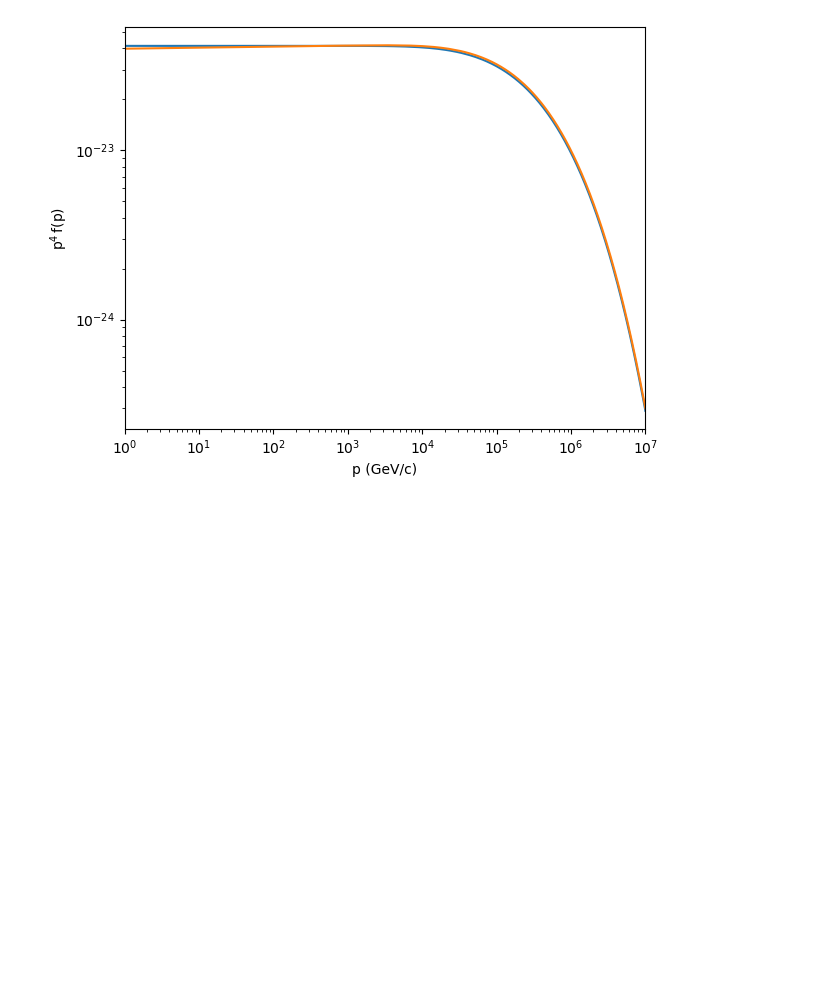
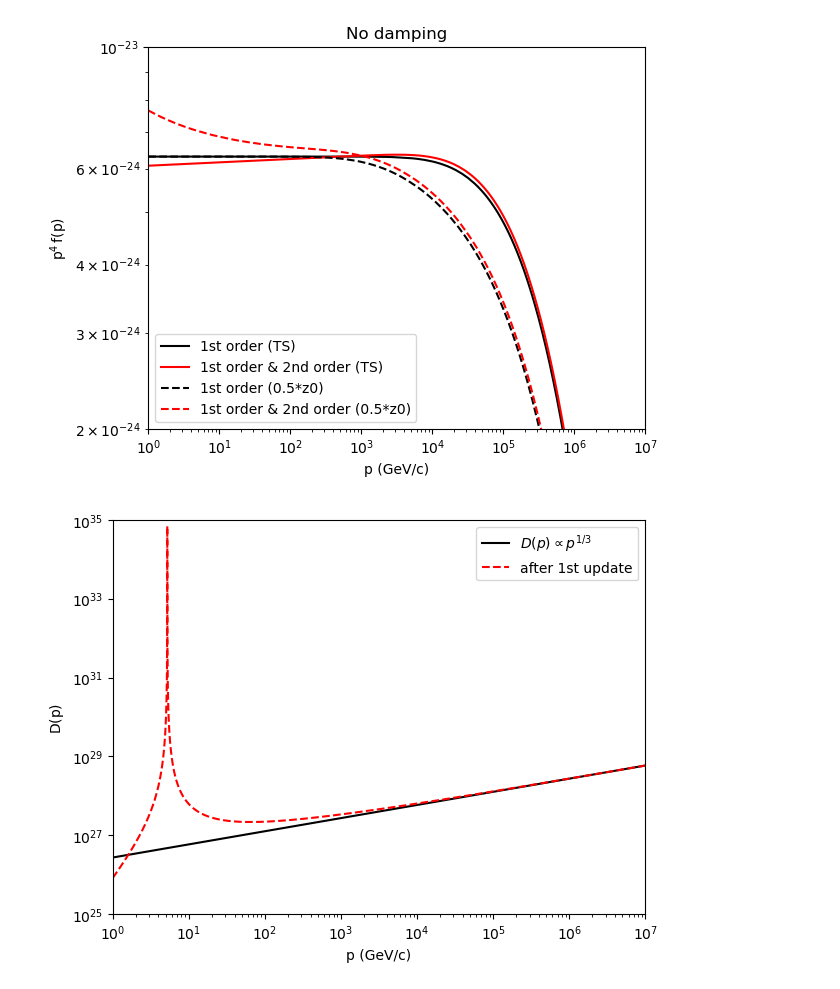
Before and after one commit to benlibenli/Stochastic-Acceleration, a Jupyter notebook: 1D_planar_tau_acc_damping/plot.ipynb, the cells around one changed output. Cells and saved outputs as stored; diff of their text form; code cells hidden in the pictures; blank space fills up the shorter version.

```diff
--- a/1D_planar_tau_acc_damping/plot.ipynb
+++ b/1D_planar_tau_acc_damping/plot.ipynb
@@ -1,29 +1,55 @@
 # %%
 import matplotlib.pyplot as plt
 import numpy as np
 import csv
 
 p = np.loadtxt("p.csv", dtype=float)
+Dz_i = np.loadtxt("Dz_i.csv", dtype=float)
+Dz_f = np.loadtxt("Dz_f.csv", dtype=float)
 f0_1 = np.loadtxt("f0_1.csv", dtype=float)
 f0_2 = np.loadtxt("f0_2.csv", dtype=float)
+f_1 = np.loadtxt("f_1.csv", dtype=float)
+f_2 = np.loadtxt("f_2.csv", dtype=float)
 
-# plot
+# plot 1
 
 fig, ax = plt.subplots()
-fig.patch.set_facecolor('white')
-ax.set_facecolor('white')
 
-ax.plot(p*3e10/1.6e-3, np.power(p,4)*f0_1, ls='-')
-ax.plot(p*3e10/1.6e-3, np.power(p,4)*f0_2, ls='-')
+ax.plot(p*3e10/1.6e-3, np.power(p,4)*f0_1, ls='-', c="black", label="1st order (TS)")
+ax.plot(p*3e10/1.6e-3, np.power(p,4)*f0_2, ls='-', c="red", label="1st order & 2nd order (TS)")
+
+ax.plot(p*3e10/1.6e-3, np.power(p,4)*f_1, ls='--', c="black", label="1st order (0.5*z0)")
+ax.plot(p*3e10/1.6e-3, np.power(p,4)*f_2, ls='--', c="red", label="1st order & 2nd order (0.5*z0)")
 
 ax.set_xscale("log")
 ax.set_yscale("log")
 ax.set_xlim(1e0,1e7)
-# ax.set_ylim(1e-1,2e0)
+ax.set_ylim(2e-24,1e-23)
 ax.set_xlabel("p (GeV/c)")
 ax.set_ylabel(r"$\rm p^{4} \, f(p)$")
+ax.set_title("No damping")
+ax.legend(loc="lower left")
 plt.tight_layout()
-# plt.savefig("n0.png", dpi=500)
+plt.savefig("f.png", dpi=500)
 plt.show()
+
+# plot 2
+
+fig, ax = plt.subplots()
+
+ax.plot(p*3e10/1.6e-3, Dz_i, ls="-", c="black", label=r"$D(p)\propto p^{1/3}$")
+ax.plot(p*3e10/1.6e-3, Dz_f, ls="--", c="red", label="after 1st update")
+
+ax.set_xscale("log")
+ax.set_yscale("log")
+ax.set_xlim(1e0,1e7)
+ax.set_ylim(1e25,1e35)
+ax.set_xlabel("p (GeV/c)")
+ax.set_ylabel(r"$\rm D(p)$")
+ax.legend()
+plt.tight_layout()
+plt.savefig("D.png", dpi=500)
+plt.show()
 # %% [output]
-[figure, old version]
+[figure, new version]
+[figure, added]
```
Also changed, not shown: 4 other files.
